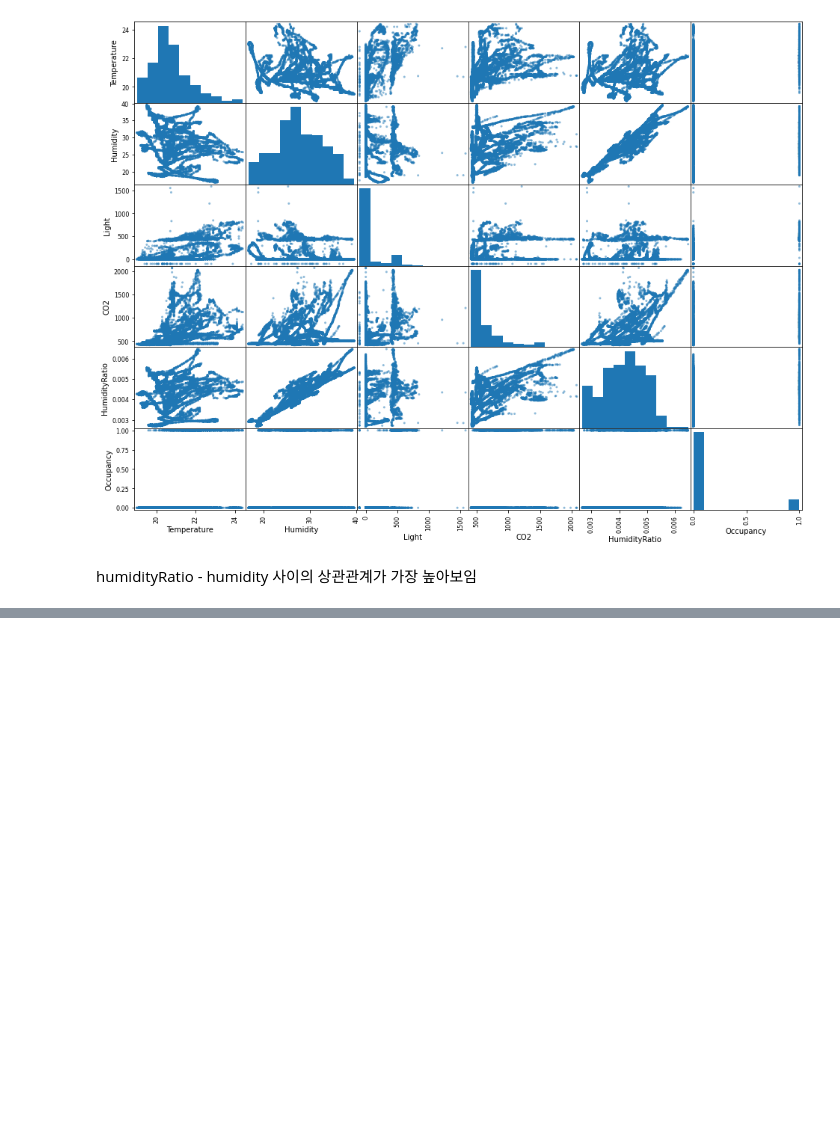
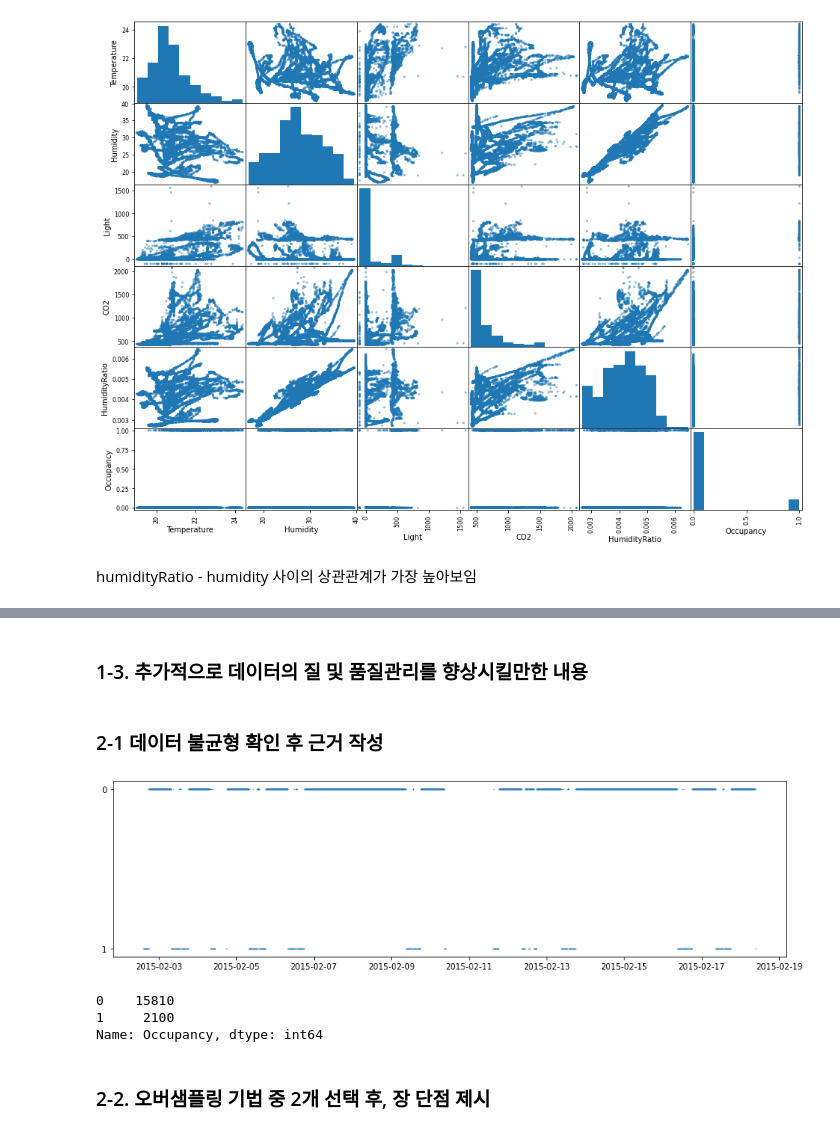
Before and after one commit to suhyehye/ADP-study, a Jupyter notebook: Kaggle1/1. problem.ipynb, the cells around one changed output, grey strips where cells are left out. Saved outputs shown, nothing was run; the diff lists cells and outputs as text; code cells hidden in the pictures; blank space fills up the shorter version.

```diff
--- a/Kaggle1/1. problem.ipynb
+++ b/Kaggle1/1. problem.ipynb
@@ -95,3 +95,7 @@ array([[<AxesSubplot:xlabel='Temperature', ylabel='Temperature'>,
 [figure]
 # %% [markdown]
 humidityRatio - humidity 사이의 상관관계가 가장 높아보임
+# %%
+problem1['date'] = pd.to_datetime(problem1['date'])
+timedeltas = problem1['date'].diff().dt.seconds.dropna()
+display(timedeltas.describe())
@@ -99,0 +114,6 @@ humidityRatio - humidity 사이의 상관관계가 가장 높아보임
+# %%
+for i in problem1[problem1.CO2.isnull()].index:
+    target = problem1.iloc[i-1:i+2]
+    difftime = target['date'].diff().dt.seconds.dropna()
+    if target.Occupancy.nunique() ==1 and len(difftime[difftime>180]) ==0:
+        problem1.loc[i,'CO2'] =problem1.loc[i-1].CO2
@@ -99,0 +131,20 @@ humidityRatio - humidity 사이의 상관관계가 가장 높아보임
+# %% [markdown]
+### 1-3. 추가적으로 데이터의 질 및 품질관리를 향상시킬만한 내용
+# %%
+problem1.loc[problem1.Light==-99,'Light'] = 0
+# %% [markdown]
+### 2-1 데이터 불균형 확인 후 근거 작성
+# %%
+import matplotlib.pyplot as plt
+
+plt.figure(figsize=(15,4))
+plt.scatter(problem1['date'],problem1['Occupancy'].astype('str'),s=0.03)
+plt.show()
+problem1['Occupancy'].value_counts()
+# %% [output]
+[figure, added]
+0    15810
+1     2100
+Name: Occupancy, dtype: int64
+# %% [markdown]
+### 2-2. 오버샘플링 기법 중 2개 선택 후, 장 단점 제시
```
Also changed, not shown: parts of 8 cells of this notebook.
